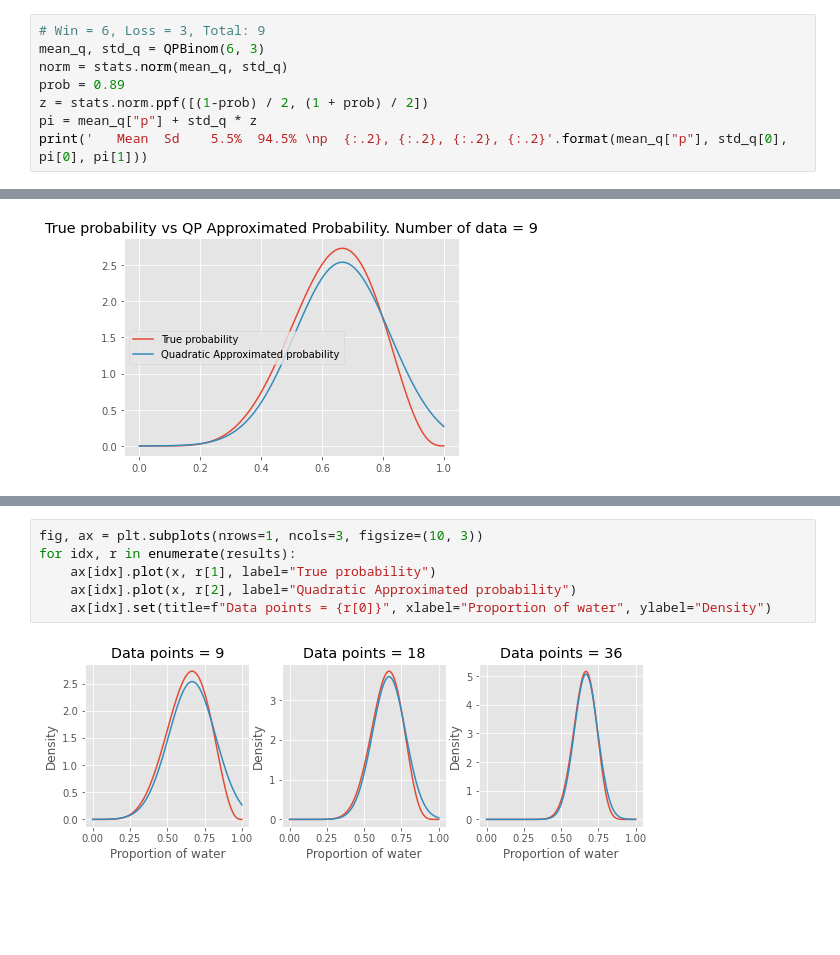
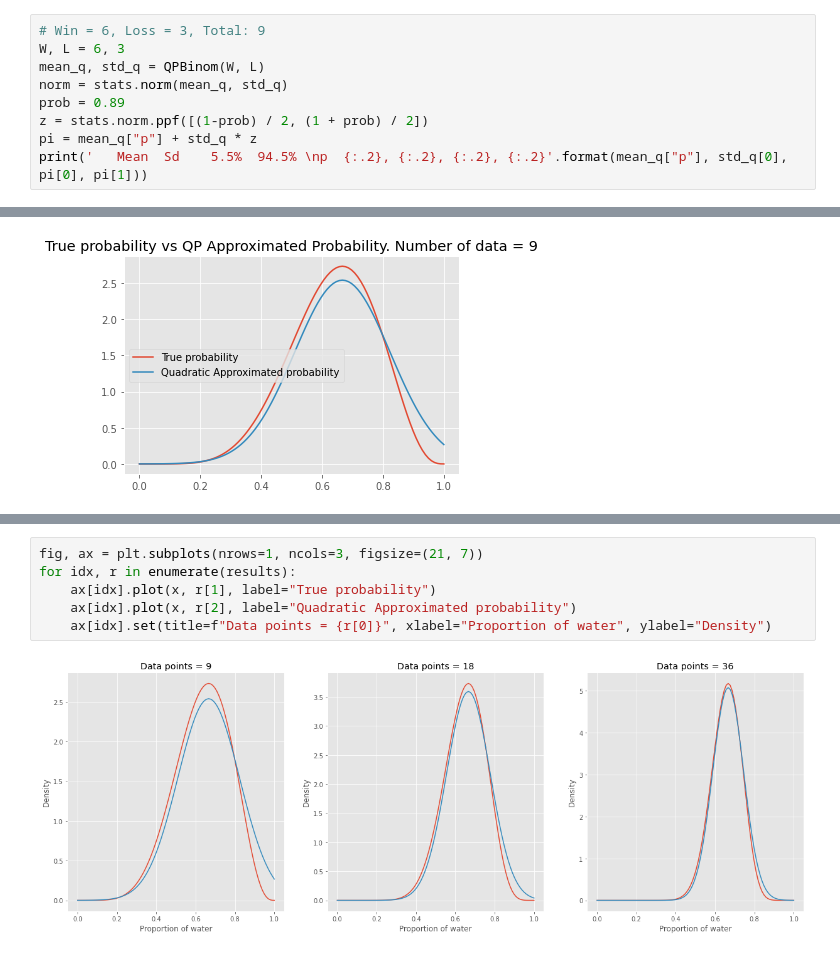
Before and after one commit to telescreen/Notebook, a Jupyter notebook: Statistics/Statistics Rethinking Chapter 2.ipynb, the cells around one changed output, grey strips where cells are left out. Cells and saved outputs as stored; diff of their text form; blank space fills up the shorter version.

```diff
--- a/Statistics/Statistics Rethinking Chapter 2.ipynb
+++ b/Statistics/Statistics Rethinking Chapter 2.ipynb
@@ -81,7 +82,8 @@ def QPBinom(W, L):
     return mean_q, std_q
 # %%
 # Win = 6, Loss = 3, Total: 9
-mean_q, std_q = QPBinom(6, 3)
+W, L = 6, 3
+mean_q, std_q = QPBinom(W, L)
 norm = stats.norm(mean_q, std_q)
 prob = 0.89
 z = stats.norm.ppf([(1-prob) / 2, (1 + prob) / 2])
@@ -118,10 +120,10 @@ for W, L in WL:
 [interactive output not drawn]
 [interactive output not drawn]
 # %%
-fig, ax = plt.subplots(nrows=1, ncols=3, figsize=(10, 3))
+fig, ax = plt.subplots(nrows=1, ncols=3, figsize=(21, 7))
 for idx, r in enumerate(results):
     ax[idx].plot(x, r[1], label="True probability")
     ax[idx].plot(x, r[2], label="Quadratic Approximated probability")
     ax[idx].set(title=f"Data points = {r[0]}", xlabel="Proportion of water", ylabel="Density")
 # %% [output]
-[figure, old version]
+[figure, new version]
```
Also changed, not shown: parts of 14 cells of this notebook.
